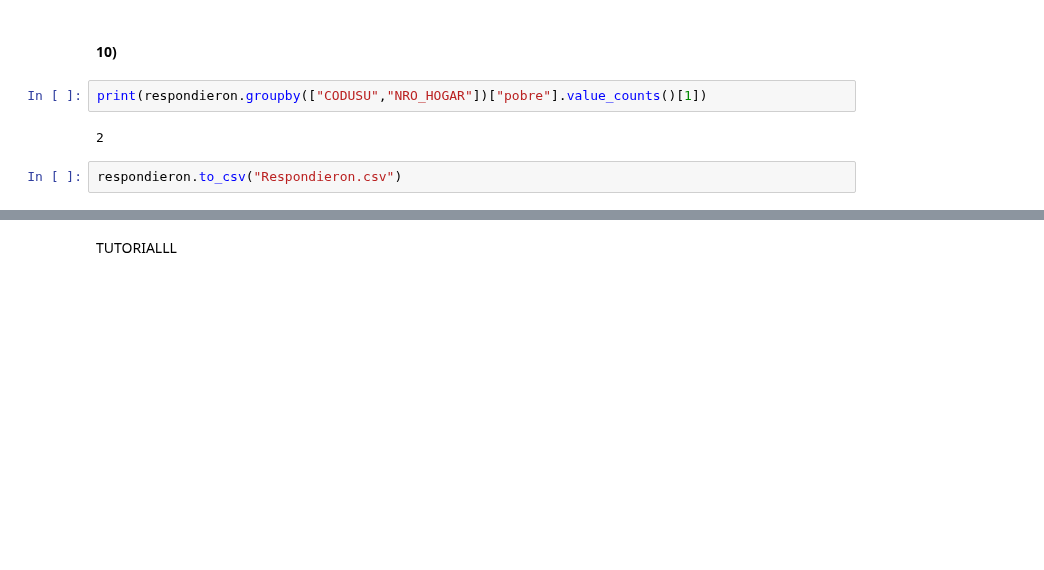
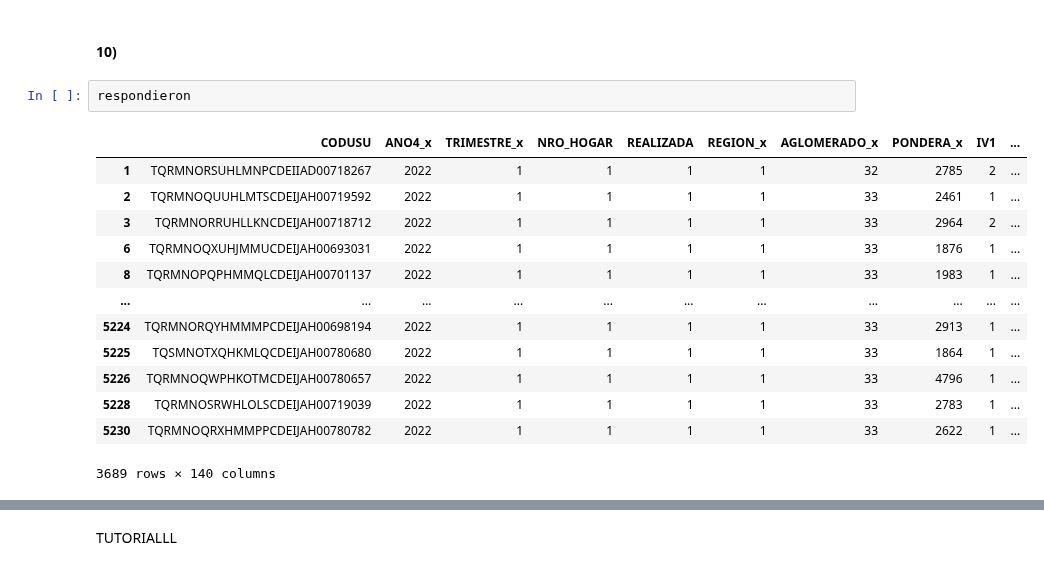
Before and after one commit to hpilar/TrabajosPracticos-Grupo4, a Jupyter notebook: TP3/TP3.ipynb, the cells around one changed output, grey strips where cells are left out. Cells and saved outputs as stored; diff of their text form; blank space fills up the shorter version.

```diff
--- a/TP3/TP3.ipynb
+++ b/TP3/TP3.ipynb
@@ -660,8 +645,18 @@ En la base hay 1183 personas pobres
 # %% [markdown]
 #### 10)
-# %%
-print(respondieron.groupby(["CODUSU","NRO_HOGAR"])["pobre"].value_counts()[1])
-# %% [output]
-2
-# %%
-respondieron.to_csv("Respondieron.csv")
+# %%
+respondieron
+# %% [output]
+|  | CODUSU | ANO4_x | TRIMESTRE_x | NRO_HOGAR | REALIZADA | REGION_x | AGLOMERADO_x | PONDERA_x | IV1 | ... |
+| 1 | TQRMNORSUHLMNPCDEIIAD00718267 | 2022 | 1 | 1 | 1 | 1 | 32 | 2785 | 2 | ... |
+| 2 | TQRMNOQUUHLMTSCDEIJAH00719592 | 2022 | 1 | 1 | 1 | 1 | 33 | 2461 | 1 | ... |
+| 3 | TQRMNORRUHLLKNCDEIJAH00718712 | 2022 | 1 | 1 | 1 | 1 | 33 | 2964 | 2 | ... |
+| 6 | TQRMNOQXUHJMMUCDEIJAH00693031 | 2022 | 1 | 1 | 1 | 1 | 33 | 1876 | 1 | ... |
+| 8 | TQRMNOPQPHMMQLCDEIJAH00701137 | 2022 | 1 | 1 | 1 | 1 | 33 | 1983 | 1 | ... |
+| ... | ... | ... | ... | ... | ... | ... | ... | ... | ... | ... |
+| 5224 | TQRMNORQYHMMMPCDEIJAH00698194 | 2022 | 1 | 1 | 1 | 1 | 33 | 2913 | 1 | ... |
+| 5225 | TQSMNOTXQHKMLQCDEIJAH00780680 | 2022 | 1 | 1 | 1 | 1 | 33 | 1864 | 1 | ... |
+| 5226 | TQRMNOQWPHKOTMCDEIJAH00780657 | 2022 | 1 | 1 | 1 | 1 | 33 | 4796 | 1 | ... |
+| 5228 | TQRMNOSRWHLOLSCDEIJAH00719039 | 2022 | 1 | 1 | 1 | 1 | 33 | 2783 | 1 | ... |
+| 5230 | TQRMNOQRXHMMPPCDEIJAH00780782 | 2022 | 1 | 1 | 1 | 1 | 33 | 2622 | 1 | ... |
+3689 rows × 140 columns
```
Also changed, not shown: parts of 13 cells of this notebook.
